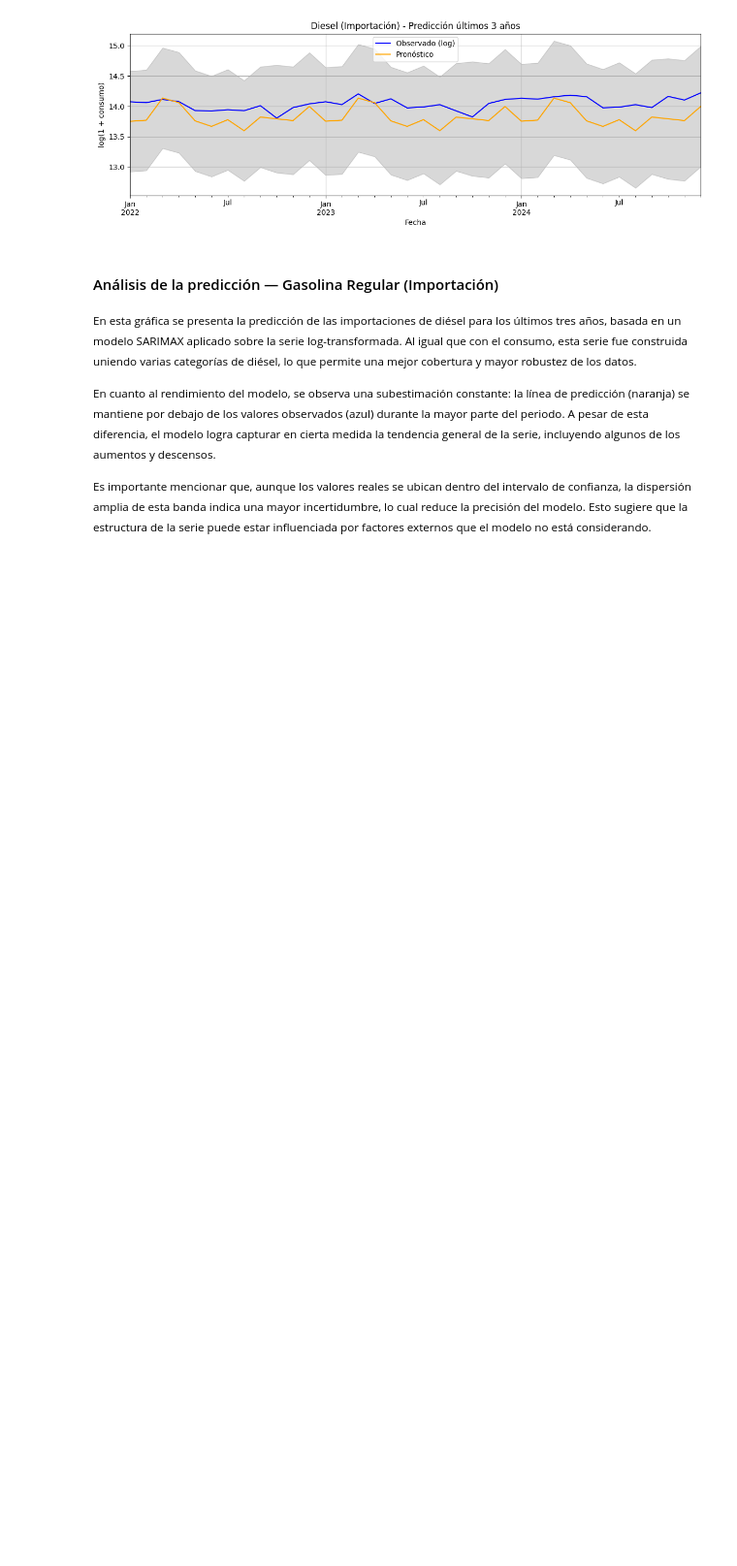
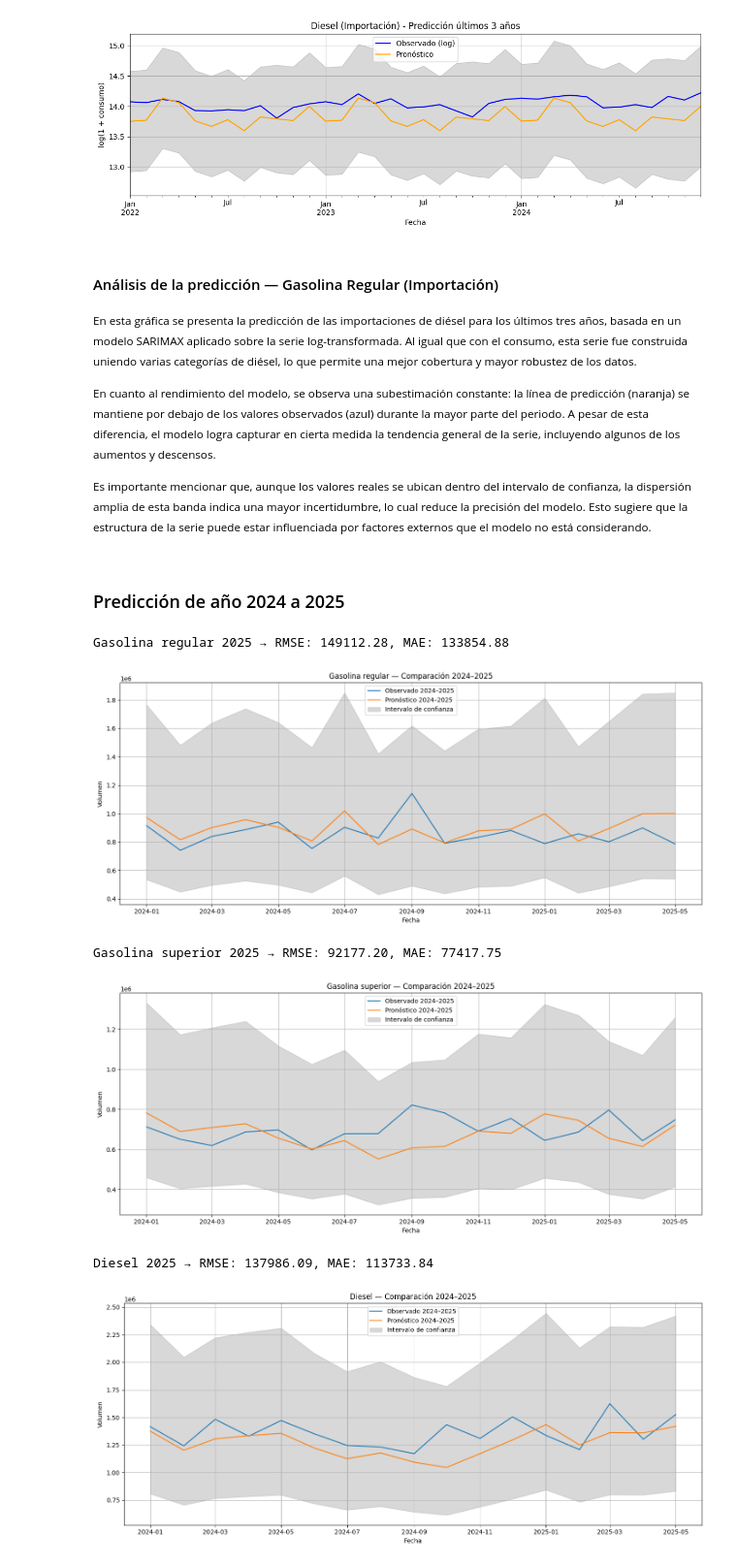
Before and after one commit to XavierLopez25/Lab01-DS, a Jupyter notebook: Lab01-Predicción.ipynb, the cells around one changed output. Shown at 97% size. Cells and saved outputs as stored; diff of their text form; code cells hidden in the pictures; blank space fills up the shorter version.

Commit message:
feat: adding 2024-2025 prediction of importation data

```diff
--- a/Lab01-Predicción.ipynb
+++ b/Lab01-Predicción.ipynb
@@ -459,3 +460,5 @@ En cuanto al rendimiento del modelo, se observa una subestimación constante: la
 Es importante mencionar que, aunque los valores reales se ubican dentro del intervalo de confianza, la dispersión amplia de esta banda indica una mayor incertidumbre, lo cual reduce la precisión del modelo. Esto sugiere que la estructura de la serie puede estar influenciada por factores externos que el modelo no está considerando.
 
 </small>
+# %% [markdown]
+### Predicción de año 2024 a 2025
@@ -461,0 +468,50 @@ Es importante mencionar que, aunque los valores reales se ubican dentro del inte
+# %%
+def forecast_combustible(nombre_columna, order, seasonal_order):
+    serie = df_hist[nombre_columna]
+    full_log = np.log1p(serie)
+    model = SARIMAX(full_log, order=order, seasonal_order=seasonal_order,
+                    enforce_stationarity=False, enforce_invertibility=False)
+    res = model.fit(disp=False)
+
+    pred = res.get_prediction(start='2024-01-01', end=df_2025.index.max(), dynamic=False)
+    pred_mean = pred.predicted_mean
+    pred_ci = pred.conf_int()
+
+    pred_2025 = pred_mean['2025']
+    pred_inv = np.expm1(pred_2025)
+    actual_2025 = df_2025[nombre_columna]
+
+    rmse = np.sqrt(mean_squared_error(actual_2025, pred_inv))
+    mae = mean_absolute_error(actual_2025, pred_inv)
+    print(f"{nombre_columna} 2025 → RMSE: {rmse:.2f}, MAE: {mae:.2f}")
+
+    actual_2024 = df_hist[nombre_columna]['2024']
+    actual_full = pd.concat([actual_2024, actual_2025])
+
+    plt.figure(figsize=(14,6))
+    plt.plot(actual_full.index, actual_full, label='Observado 2024–2025')
+    plt.plot(np.expm1(pred_mean).index, np.expm1(pred_mean), label='Pronóstico 2024–2025')
+    plt.fill_between(
+        pred_ci.index,
+        np.expm1(pred_ci.iloc[:, 0]),
+        np.expm1(pred_ci.iloc[:, 1]),
+        color='gray', alpha=0.3, label='Intervalo de confianza'
+    )
+    plt.title(f'{nombre_columna} — Comparación 2024–2025')
+    plt.xlabel('Fecha')
+    plt.ylabel('Volumen')
+    plt.legend()
+    plt.grid(True)
+    plt.tight_layout()
+    plt.show()
+# %%
+forecast_combustible('Gasolina regular', order=(2,0,2), seasonal_order=(2,1,0,12))
+forecast_combustible('Gasolina superior', order=(2,1,1), seasonal_order=(2,1,0,12))
+forecast_combustible('Diesel', order=(1,0,1), seasonal_order=(2,1,0,12))
+# %% [output]
+Gasolina regular 2025 → RMSE: 149112.28, MAE: 133854.88
+[figure, added]
+Gasolina superior 2025 → RMSE: 92177.20, MAE: 77417.75
+[figure, added]
+Diesel 2025 → RMSE: 137986.09, MAE: 113733.84
+[figure, added]
```
Also changed, not shown: parts of 3 cells of this notebook.
